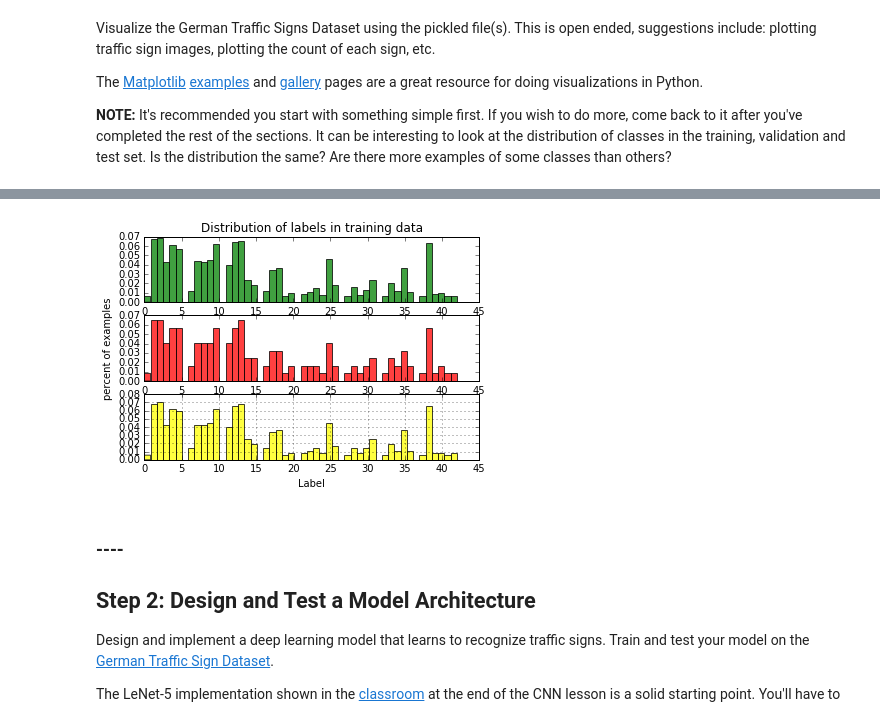
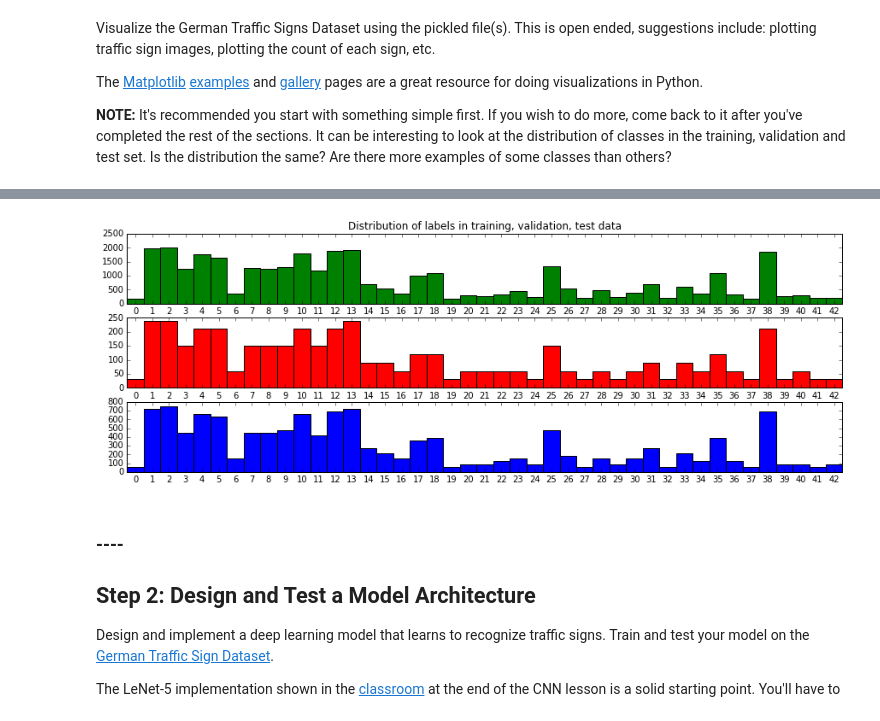
Before and after one commit to astromme/CarND-Traffic-Sign-Classifier-Project, a Jupyter notebook: Traffic_Sign_Classifier.ipynb, the cells around one changed output, grey strips where cells are left out. Cells and saved outputs as stored; diff of their text form; code cells hidden in the pictures.

```diff
--- a/Traffic_Sign_Classifier.ipynb
+++ b/Traffic_Sign_Classifier.ipynb
@@ -116,18 +116,12 @@ import matplotlib.pyplot as plt
 %matplotlib inline
 
 
+index = random.randint(0, len(X_train_original))
 
-index = random.randint(0, len(X_train))
-with tf.Session() as sess:
-    transformed_image = sess.run(preprocess_op, feed_dict={x: [X_train[index]]}).squeeze()
-
-image = X_train[index].squeeze()
+image = X_train_original[index].squeeze()
 plt.figure(1, figsize=(5,5))
-plt.subplot(211)
+plt.subplot(111)
 plt.imshow(image)
 
-plt.subplot(212)
-plt.imshow(transformed_image)
-
-print(y_train[index], sign_names[y_train[index]])
+print(y_train_original[index], sign_names[y_train_original[index]])
 # %% [output]
@@ -135,25 +154,50 @@ NameError: name 'preprocess_op' is not defined
 # %%
 # Answers the queston: Does the training data look like
 # the validation and test datasets from a label distribution perspective?
 
-plt.figure(1)
-plt.subplot(311)
-plt.title(r'Distribution of labels in training data')
-n, bins, patches = plt.hist(y_train, 50, normed=1, facecolor='green', alpha=0.75)
+from collections import defaultdict
+dist_train = defaultdict(int)
+dist_valid = defaultdict(int)
+dist_test = defaultdict(int)
 
-plt.subplot(312)
-plt.ylabel('percent of examples')
-n, bins, patches = plt.hist(y_valid, 50, normed=1, facecolor='red', alpha=0.75)
 
-plt.subplot(313)
-n, bins, patches = plt.hist(y_test, 50, normed=1, facecolor='yellow', alpha=0.75)
 
-plt.xlabel('Label')
-plt.grid(True)
+def plot_distribution(labels, ax, color):
+    dist = defaultdict(int)
+
+    for label in labels:
+        dist[label] += 1
+
+    buckets, values = zip(*dist.items())
+    ax.set_xticks(np.array(buckets) + 1 / 2)
+    ax.set_xticklabels(np.array(buckets))
+    ax.bar(buckets, values, width=1, color=color)
+
+
+plt.figure(1, figsize=(15, 5))
+ax = plt.subplot(311)
+ax.set_title('Distribution of labels in training, validation, test data')
+plot_distribution(y_train_original, ax, 'green')
+
+ax = plt.subplot(312)
+plot_distribution(y_valid_original, ax, 'red')
+
+ax = plt.subplot(313)
+plot_distribution(y_test_original, ax, 'blue')
+
+# plt.subplot(312)
+# plt.ylabel('percent of examples')
+# n, bins, patches = plt.hist(y_valid, 50, normed=1, facecolor='red', alpha=0.75)
+
+# plt.subplot(313)
+# n, bins, patches = plt.hist(y_test, 50, normed=1, facecolor='yellow', alpha=0.75)
+
+# plt.xlabel('Label')
+# plt.grid(True)
 
 plt.show()
 # %% [output]
-[figure, old version]
+[figure, new version]
 # %% [markdown]
 ### ----
 
```
Also changed, not shown: parts of 17 cells of this notebook, 11 other files.
